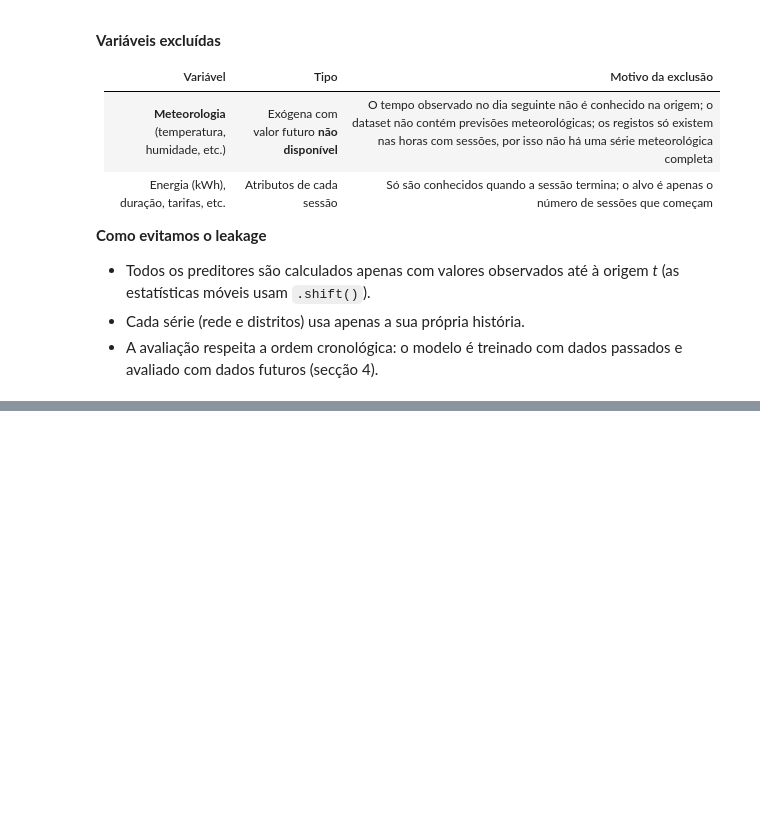
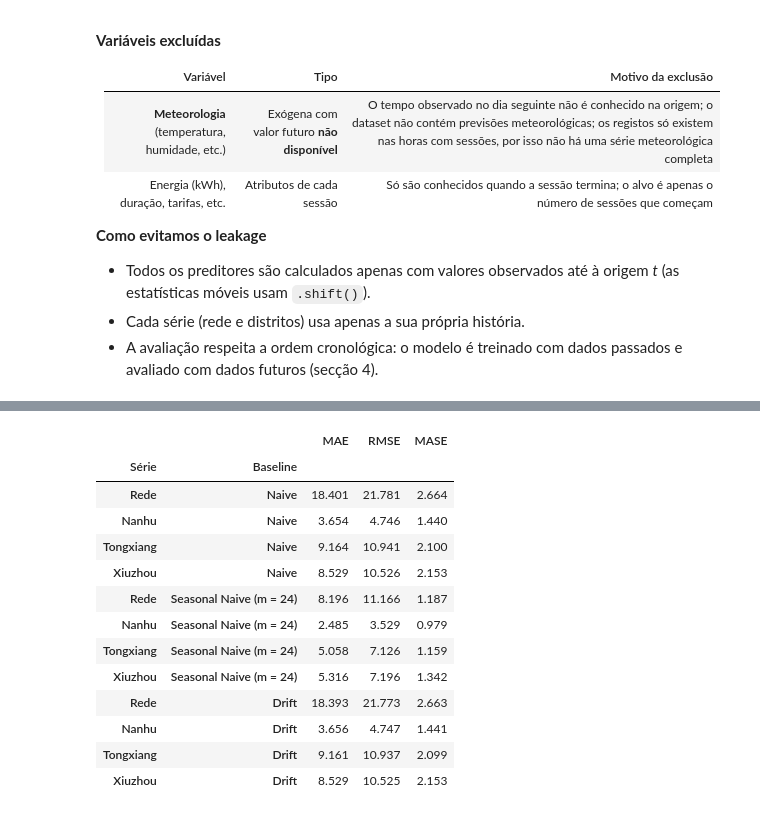
Before and after one commit to 1231478-Ellah-Fleischmann/MINDD-PROJETO-2, a Jupyter notebook: task1.ipynb, the cells around one changed output, grey strips where cells are left out. Cells and saved outputs as stored; diff of their text form; code cells hidden in the pictures; blank space fills up the shorter version.

Commit message:
protocolo de avaliação

```diff
--- a/task1.ipynb
+++ b/task1.ipynb
@@ -1122,0 +1273,40 @@ A **hora do dia** não é usada como preditor: como a origem é sempre às 23:00
+# %%
+# Baselines com origem às 23:00 de cada dia (só valores observados até à origem)
+historico = series.loc['2020-04-01':]                                         # dados a partir de 01/04/2020
+ultimo_23h = historico[historico.index.hour == 23]                            # valores das 23:00 (origens)
+valor_origem = ultimo_23h.shift(1, freq='h').reindex(historico.index).ffill() # y_t: valor das 23:00 do dia anterior
+h = historico.index.hour + 1                                                  # horizonte: 00:00 -> h = 1, ..., 23:00 -> h = 24
+n = np.arange(len(historico)) - historico.index.hour                          # nº de observações até à origem
+declive = (valor_origem - historico.iloc[0]).div(n - 1, axis=0)
+
+baselines = {
+    'Naive': valor_origem,                                   # repete o último valor observado
+    'Seasonal Naive (m = 24)': historico.shift(24),          # repete a mesma hora do dia anterior
+    'Drift': valor_origem + declive.mul(h, axis=0),          # último valor + tendência média
+}
+
+# Avaliação global na validação
+linhas = []
+for nome, prev in baselines.items():
+    for c in series.columns:
+        linha = {'Série': c, 'Baseline': nome}
+        linha.update(forecast_metrics(validation[c], prev.loc[VALIDATION_START:VALIDATION_END, c], train_model[c]))
+        linhas.append(linha)
+
+resultados_val = pd.DataFrame(linhas).set_index(['Série', 'Baseline']).round(3)
+resultados_val
+# %% [output]
+|  |  | MAE | RMSE | MASE |
+| Série | Baseline |  |  |  |
+| Rede | Naive | 18.401 | 21.781 | 2.664 |
+| Nanhu | Naive | 3.654 | 4.746 | 1.440 |
+| Tongxiang | Naive | 9.164 | 10.941 | 2.100 |
+| Xiuzhou | Naive | 8.529 | 10.526 | 2.153 |
+| Rede | Seasonal Naive (m = 24) | 8.196 | 11.166 | 1.187 |
+| Nanhu | Seasonal Naive (m = 24) | 2.485 | 3.529 | 0.979 |
+| Tongxiang | Seasonal Naive (m = 24) | 5.058 | 7.126 | 1.159 |
+| Xiuzhou | Seasonal Naive (m = 24) | 5.316 | 7.196 | 1.342 |
+| Rede | Drift | 18.393 | 21.773 | 2.663 |
+| Nanhu | Drift | 3.656 | 4.747 | 1.441 |
+| Tongxiang | Drift | 9.161 | 10.937 | 2.099 |
+| Xiuzhou | Drift | 8.529 | 10.525 | 2.153 |
```
Also changed, not shown: parts of 7 cells of this notebook.
